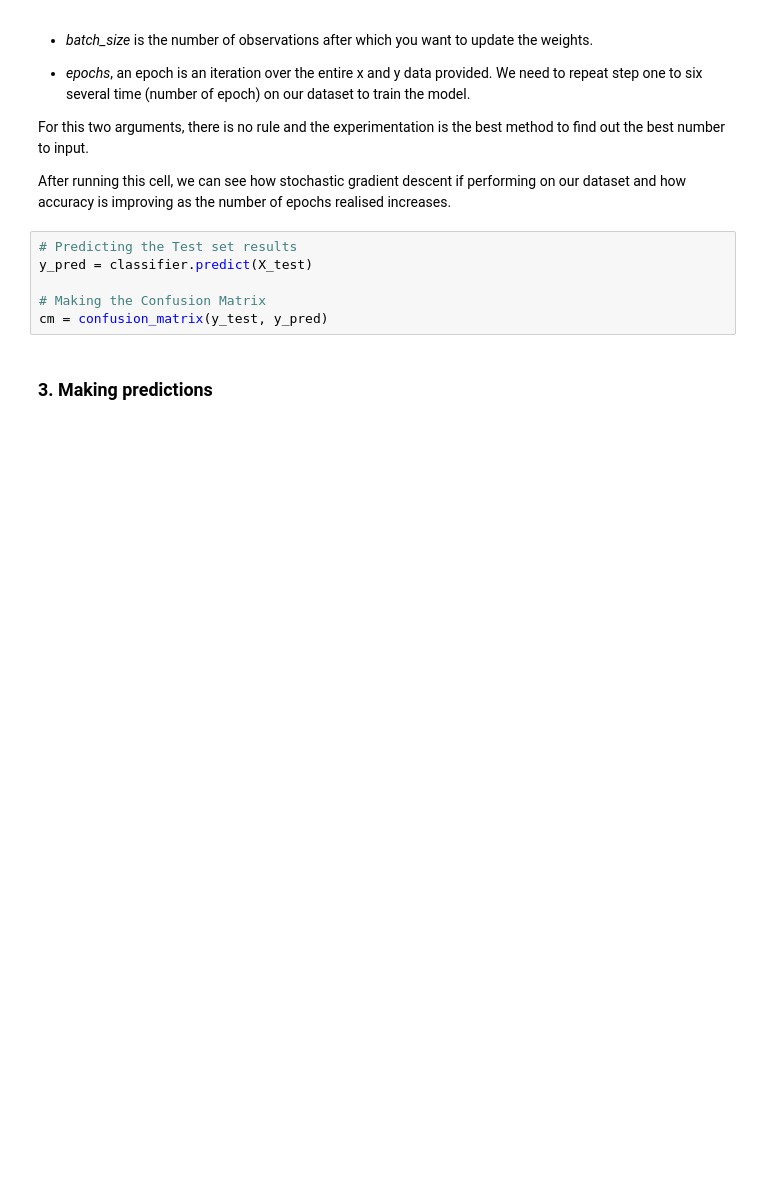
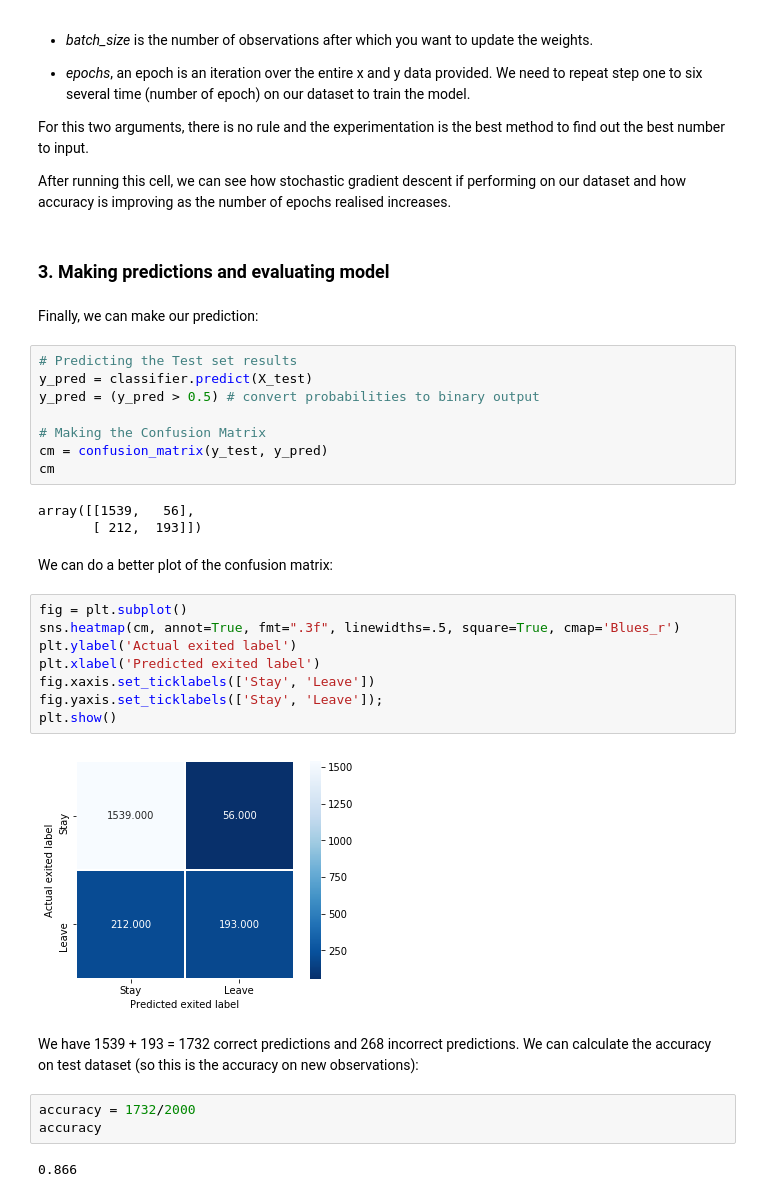
Before and after one commit to nicohlr/courses, a Jupyter notebook: Udemy/Deep_Learning_A-Z/homeworks/ann_homework_nb.ipynb, the cells around one changed output. Drawn from its saved outputs; the diff is of its cells as text; blank space fills up the shorter version.

```diff
--- a/Udemy/Deep_Learning_A-Z/homeworks/ann_homework_nb.ipynb
+++ b/Udemy/Deep_Learning_A-Z/homeworks/ann_homework_nb.ipynb
@@ -179,11 +184,37 @@ Epoch 100/100
 For this two arguments, there is no rule and the experimentation is the best method to find out the best number to input.
 
 After running this cell, we can see how stochastic gradient descent if performing on our dataset and how accuracy is improving as the number of epochs realised increases.
+# %% [markdown]
+### 3. Making predictions and evaluating model
+# %% [markdown]
+Finally, we can make our prediction:
 # %%
 # Predicting the Test set results
 y_pred = classifier.predict(X_test)
+y_pred = (y_pred > 0.5) # convert probabilities to binary output
 
 # Making the Confusion Matrix
 cm = confusion_matrix(y_test, y_pred)
+cm
+# %% [output]
+array([[1539,   56],
+       [ 212,  193]])
-# %% [markdown]
-### 3. Making predictions
+# %% [markdown]
+We can do a better plot of the confusion matrix:
+# %%
+fig = plt.subplot()
+sns.heatmap(cm, annot=True, fmt=".3f", linewidths=.5, square=True, cmap='Blues_r')
+plt.ylabel('Actual exited label')
+plt.xlabel('Predicted exited label')
+fig.xaxis.set_ticklabels(['Stay', 'Leave'])
+fig.yaxis.set_ticklabels(['Stay', 'Leave']);
+plt.show()
+# %% [output]
+[figure, added]
+# %% [markdown]
+We have 1539 + 193 = 1732 correct predictions and 268 incorrect predictions. We can calculate the accuracy on test dataset (so this is the accuracy on new observations):
+# %%
+accuracy = 1732/2000
+accuracy
+# %% [output]
+0.866
```
Also changed, not shown: parts of 15 cells of this notebook.
